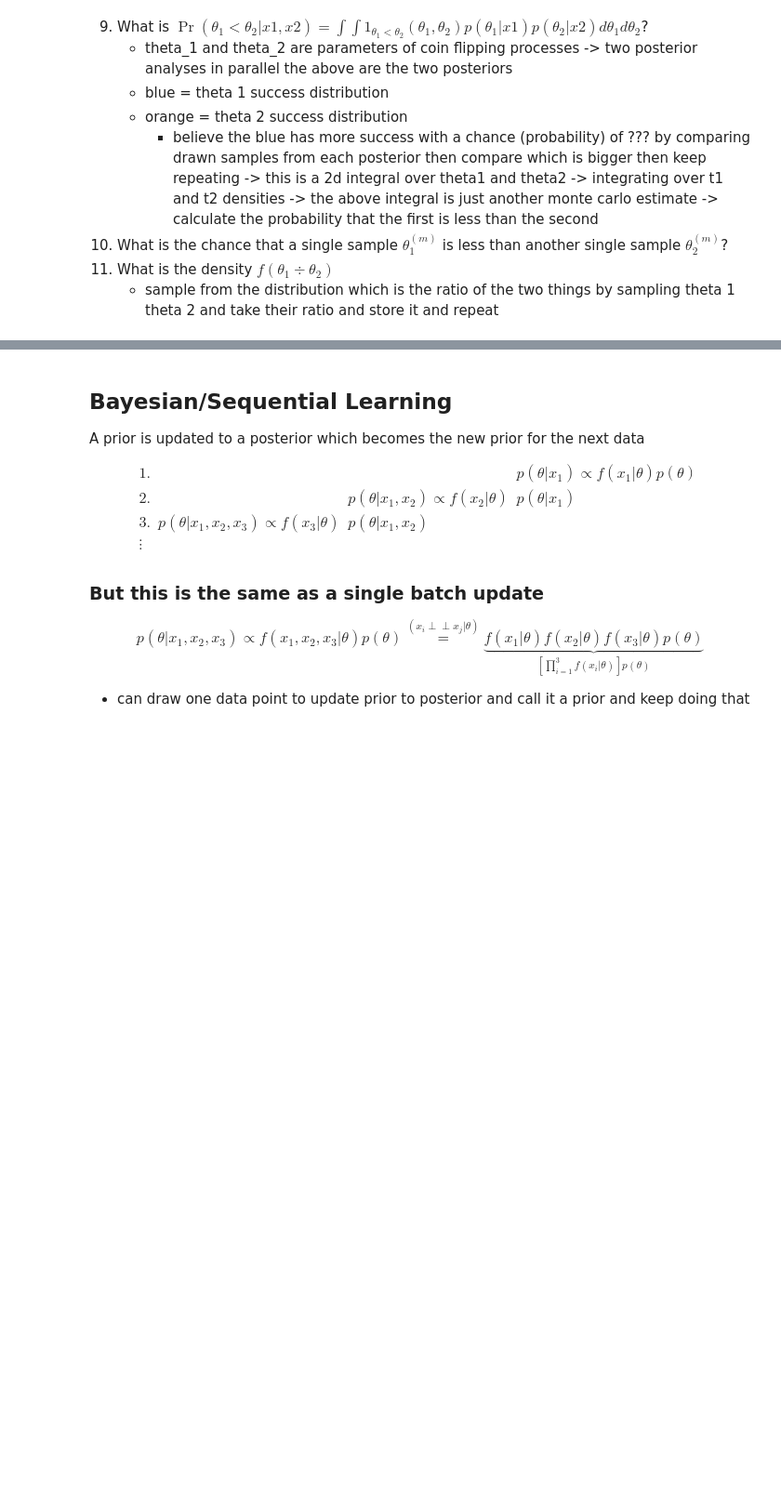
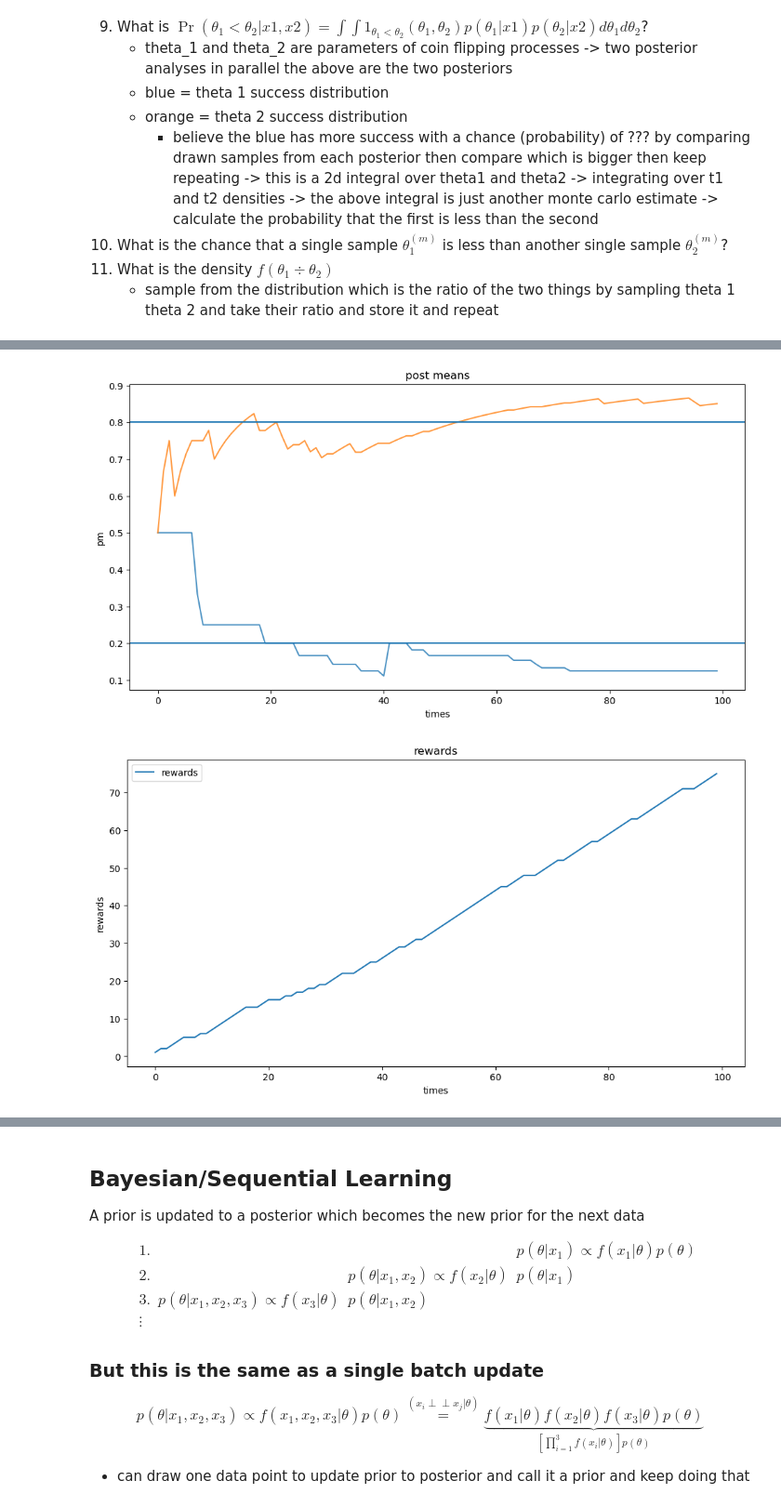
Before and after one commit to kelsey822/STA365, a Jupyter notebook: weekly_hw/week2_probability_and_bayesian_inference.ipynb, the cells around one changed output, grey strips where cells are left out. Shown: that part at 93% size. Saved outputs shown, nothing was run; the diff lists cells and outputs as text; code cells hidden in the pictures; blank space fills up the shorter version.

```diff
--- a/weekly_hw/week2_probability_and_bayesian_inference.ipynb
+++ b/weekly_hw/week2_probability_and_bayesian_inference.ipynb
@@ -373,0 +395,75 @@ plt.legend();
+# %%
+# Q2
+import numpy as np
+import matplotlib.pyplot as plt
+
+#define probabilities
+theta1 = 0.2
+theta2= 0.8
+
+#define the priors
+a1 = 1
+b1 = 1
+a2 = 1
+b2 = 1
+
+#set up counters and such
+times = 100
+n1, n2 = 0, 0 #time iter counter
+s1, s2 = 0, 0 #success counter
+
+post_mean1 = []
+post_mean2 = []
+b1_prob = []
+cumulative_reward = []
+total_reward = 0
+
+for time in range(times):
+    #get the posterior means at time time
+    mean1 = (a1 + s1) / (a1 + b1 + n1)
+    mean2 = (a2 + s2) / (a2 + b2 + n2)
+
+    #use that to calcaulte the probabilities
+    prob1 = mean1/(mean1+mean2)
+    prob2 = 1-prob1
+
+    # pick a bandit
+    if np.random.rand() < prob1:
+        selected_bandit = 1
+        outcome = np.random.rand() < theta1
+        n1 += 1
+        s1 += outcome
+    else:
+        selected_bandit = 2
+        outcome = np.random.rand() < theta2
+        n2 += 1
+        s2 += outcome
+
+    #update and store info
+    total_reward += outcome
+    post_mean1.append(mean1)
+    post_mean2.append(mean2)
+    cumulative_reward.append(total_reward)
+
+# visualization
+plt.figure(figsize=(12, 6))
+plt.plot(post_mean1, alpha=0.8)
+plt.plot(post_mean2, alpha=0.8)
+plt.axhline(theta1)
+plt.axhline(theta2)
+plt.title("post means")
+plt.xlabel("times")
+plt.ylabel("pm")
+plt.show()
+
+
+plt.figure(figsize=(12, 6))
+plt.plot(cumulative_reward, label="rewards")
+plt.title("rewards")
+plt.xlabel("times")
+plt.ylabel("rewards")
+plt.legend()
+plt.show()
+# %% [output]
+[figure, added]
+[figure, added]
```
Also changed, not shown: parts of 6 cells of this notebook.
